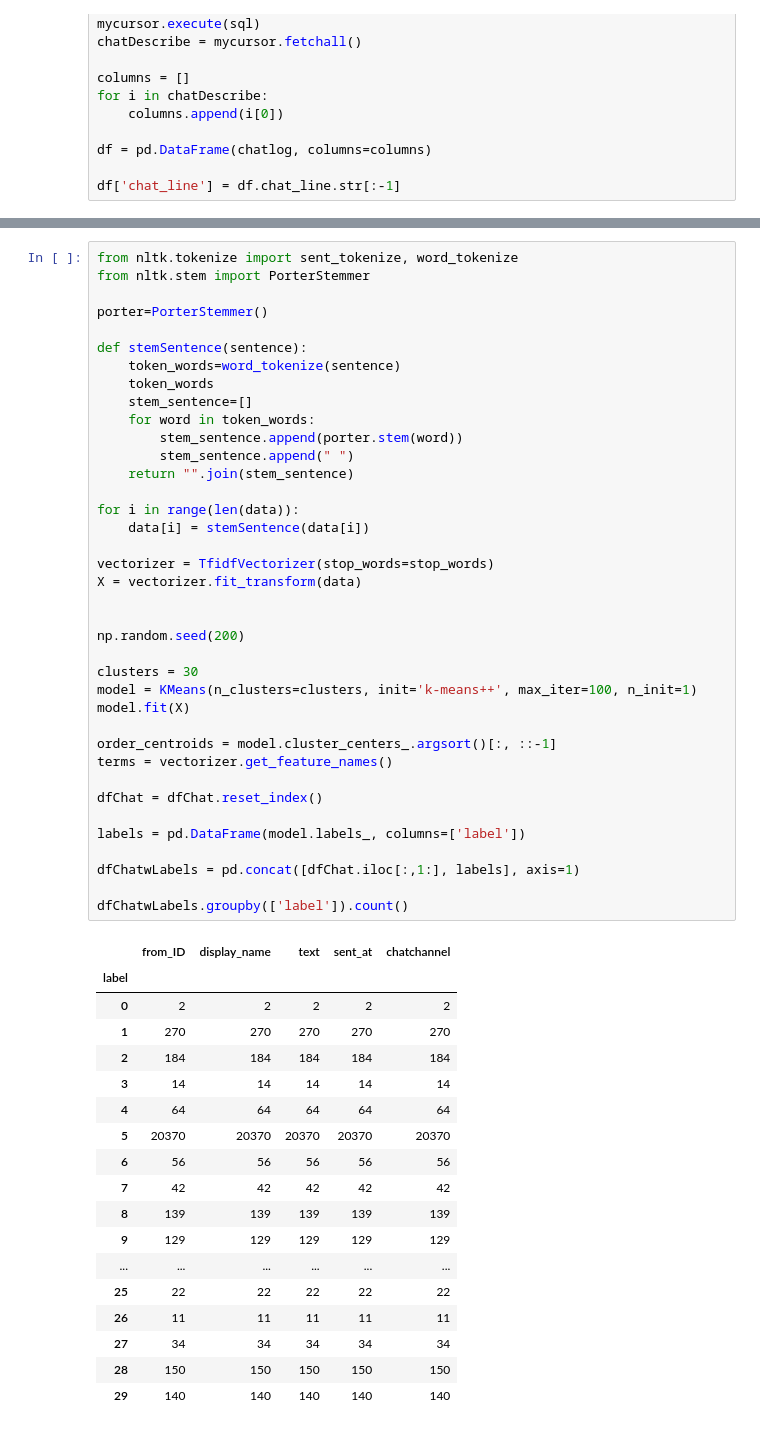
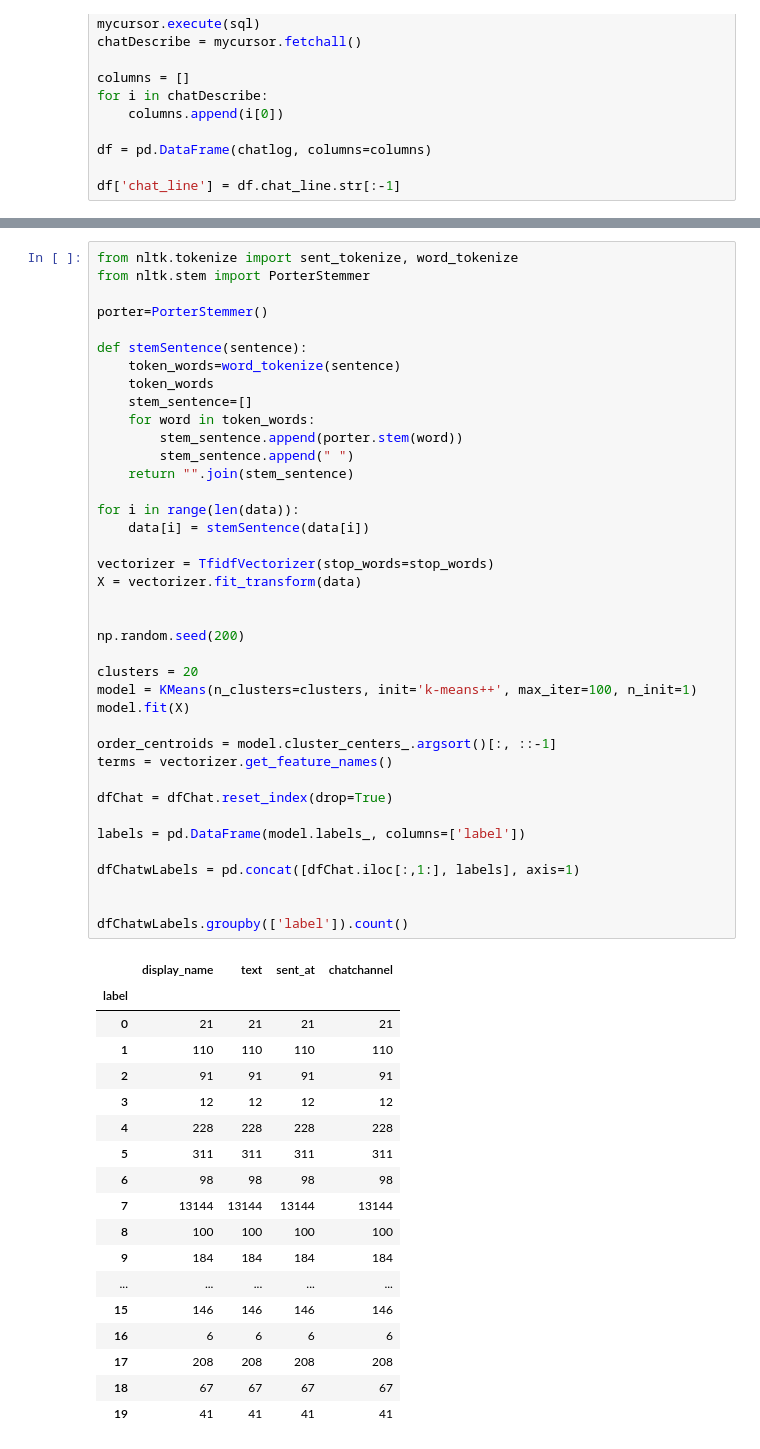
Before and after one commit to UBERCRUZER/twitch-chatbot, a Jupyter notebook: chatExplore.ipynb, the cells around one changed output, grey strips where cells are left out. Cells and saved outputs as stored; diff of their text form.

```diff
--- a/chatExplore.ipynb
+++ b/chatExplore.ipynb
@@ -147,50 +150,51 @@ def stemSentence(sentence):
     token_words=word_tokenize(sentence)
     token_words
     stem_sentence=[]
     for word in token_words:
         stem_sentence.append(porter.stem(word))
         stem_sentence.append(" ")
     return "".join(stem_sentence)
 
 for i in range(len(data)):
     data[i] = stemSentence(data[i])
 
 vectorizer = TfidfVectorizer(stop_words=stop_words)
 X = vectorizer.fit_transform(data)
 
 
 np.random.seed(200)
 
-clusters = 30
+clusters = 20
 model = KMeans(n_clusters=clusters, init='k-means++', max_iter=100, n_init=1)
 model.fit(X)
 
 order_centroids = model.cluster_centers_.argsort()[:, ::-1]
 terms = vectorizer.get_feature_names()
 
-dfChat = dfChat.reset_index()
+dfChat = dfChat.reset_index(drop=True)
 
 labels = pd.DataFrame(model.labels_, columns=['label'])
 
 dfChatwLabels = pd.concat([dfChat.iloc[:,1:], labels], axis=1)
 
+
 dfChatwLabels.groupby(['label']).count()
 # %% [output]
-|  | from_ID | display_name | text | sent_at | chatchannel |
-| label |  |  |  |  |  |
-| 0 | 2 | 2 | 2 | 2 | 2 |
-| 1 | 270 | 270 | 270 | 270 | 270 |
-| 2 | 184 | 184 | 184 | 184 | 184 |
-| 3 | 14 | 14 | 14 | 14 | 14 |
-| 4 | 64 | 64 | 64 | 64 | 64 |
-| 5 | 20370 | 20370 | 20370 | 20370 | 20370 |
-| 6 | 56 | 56 | 56 | 56 | 56 |
-| 7 | 42 | 42 | 42 | 42 | 42 |
-| 8 | 139 | 139 | 139 | 139 | 139 |
-| 9 | 129 | 129 | 129 | 129 | 129 |
-| ... | ... | ... | ... | ... | ... |
-| 25 | 22 | 22 | 22 | 22 | 22 |
-| 26 | 11 | 11 | 11 | 11 | 11 |
-| 27 | 34 | 34 | 34 | 34 | 34 |
-| 28 | 150 | 150 | 150 | 150 | 150 |
-| 29 | 140 | 140 | 140 | 140 | 140 |
+|  | display_name | text | sent_at | chatchannel |
+| label |  |  |  |  |
+| 0 | 21 | 21 | 21 | 21 |
+| 1 | 110 | 110 | 110 | 110 |
+| 2 | 91 | 91 | 91 | 91 |
+| 3 | 12 | 12 | 12 | 12 |
+| 4 | 228 | 228 | 228 | 228 |
+| 5 | 311 | 311 | 311 | 311 |
+| 6 | 98 | 98 | 98 | 98 |
+| 7 | 13144 | 13144 | 13144 | 13144 |
+| 8 | 100 | 100 | 100 | 100 |
+| 9 | 184 | 184 | 184 | 184 |
+| ... | ... | ... | ... | ... |
+| 15 | 146 | 146 | 146 | 146 |
+| 16 | 6 | 6 | 6 | 6 |
+| 17 | 208 | 208 | 208 | 208 |
+| 18 | 67 | 67 | 67 | 67 |
+| 19 | 41 | 41 | 41 | 41 |
```
Also changed, not shown: parts of 9 cells of this notebook.
